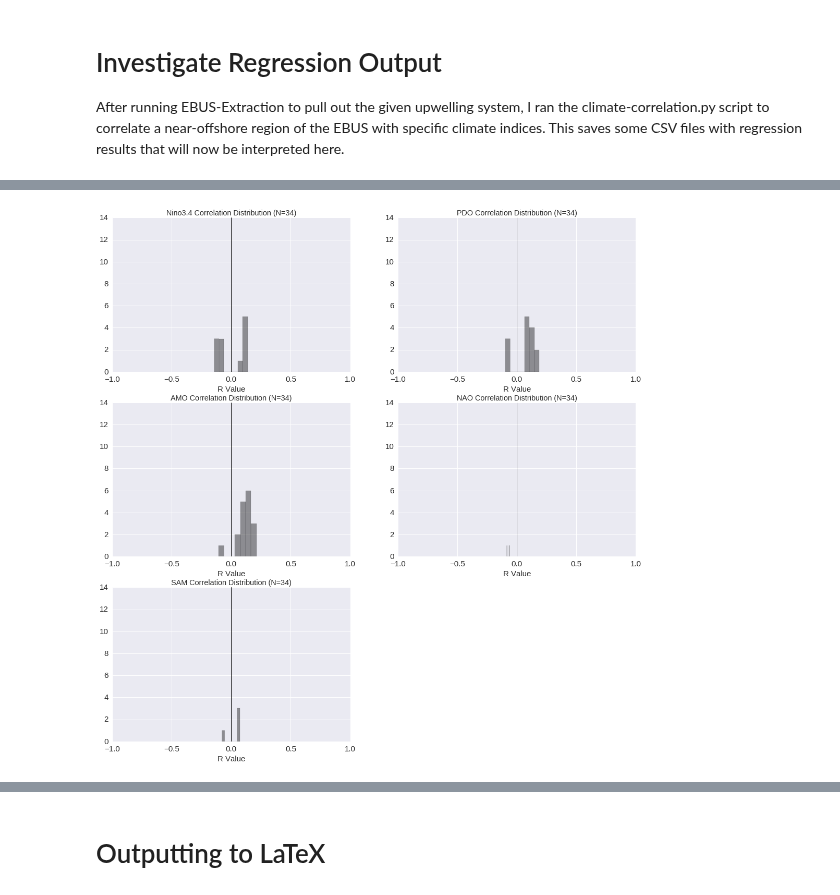
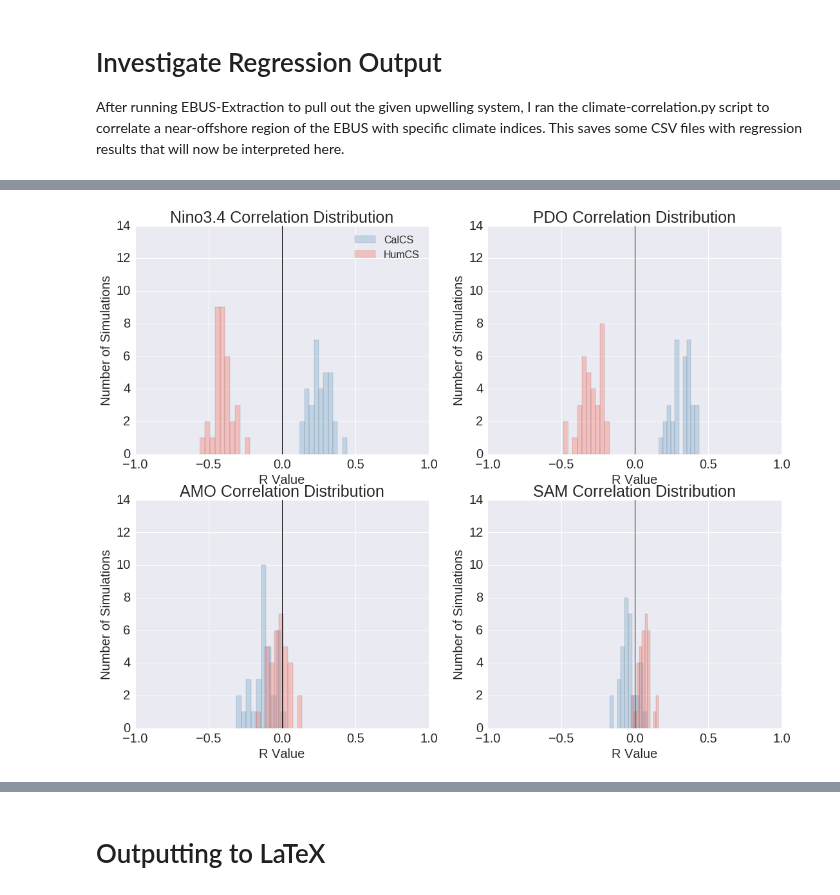
Before and after one commit to bradyrx/EBUS_BGC_Variability, a Jupyter notebook: notebooks/investigate-regression-output.ipynb, the cells around one changed output, grey strips where cells are left out. Saved outputs shown, nothing was run; the diff lists cells and outputs as text; code cells hidden in the pictures.

Commit message:
figure management

```diff
--- a/notebooks/investigate-regression-output.ipynb
+++ b/notebooks/investigate-regression-output.ipynb
@@ -54,32 +61,31 @@ if EBU == 'cancs' or EBU == 'bencs':
 # %%
-def hist_plot(ax, data, climate_index):
-    if EBU == 'cancs':
-        color = 'y'
-    elif EBU == 'bencs':
-        color = 'k'
-    elif EBU == 'calcs':
-        color = 'b'
-    elif EBU == 'humcs':
-        color = 'r'
-    sns.distplot(data, kde=False, color=color, norm_hist=False, bins=7)
-    ax.set_title(climate_index + ' Correlation Distribution (N=34)', size='x-large')
-    plt.tick_params(axis='both', which='major', labelsize=15)
-    plt.xlabel('R Value', size=15)
+def hist_plot(ax, data, climate_index, EBU, label):
+    sns.distplot(data, kde=False, color=colors[EBU], norm_hist=False, bins=10, label=label)
+    ax.set_title(climate_index + ' Correlation Distribution', size=25)
+    plt.tick_params(axis='both', which='major', labelsize=20)
+    plt.xlabel('R Value', size=20)
+    plt.ylabel('Number of Simulations', size=20)
     plt.ylim([0, 14])
     plt.xlim([-1, 1])
     plt.plot([0, 0], [0, 14], linewidth=1, color='k')
 # %%
-fig = plt.figure(figsize=(18,18))
-ax1 = fig.add_subplot(321)
-hist_plot(ax1, df_enso['R Value'], 'Nino3.4')
-ax2 = fig.add_subplot(322)
-hist_plot(ax2, df_pdo['R Value'], 'PDO')
-ax3 = fig.add_subplot(323)
-hist_plot(ax3, df_amo['R Value'], 'AMO')
-ax4 = fig.add_subplot(324)
-hist_plot(ax4, df_nao['R Value'], 'NAO')
-ax5 = fig.add_subplot(325)
-hist_plot(ax5, df_sam['R Value'], 'SAM')
-#plt.savefig("bencs-correlation-histograms.png")
+# PACIFIC SECTOR
+sns.set_style('darkgrid')
+fig = plt.figure(figsize=(18,14))
+ax1 = fig.add_subplot(221)
+for idx in EBU_Pacific:
+    hist_plot(ax1, df_enso[idx]['R Value'], 'Nino3.4', idx, idx)
+    plt.legend(loc='best', handlelength=2, fontsize=16)
+ax2 = fig.add_subplot(222)
+for idx in EBU_Pacific:
+    hist_plot(ax2, df_pdo[idx]['R Value'], 'PDO', idx, idx)
+ax3 = fig.add_subplot(223)
+for idx in EBU_Pacific:
+    hist_plot(ax3, df_amo[idx]['R Value'], 'AMO', idx, idx)
+ax4 = fig.add_subplot(224)
+for idx in EBU_Pacific:
+    hist_plot(ax4, df_sam[idx]['R Value'], 'SAM', idx, idx)
+
+#plt.savefig("pacific-EBU-correlation-distributions.png")
 # %% [output]
-[figure, old version]
+[figure, new version]
```
Also changed, not shown: parts of 10 cells of this notebook, 28 other files.
